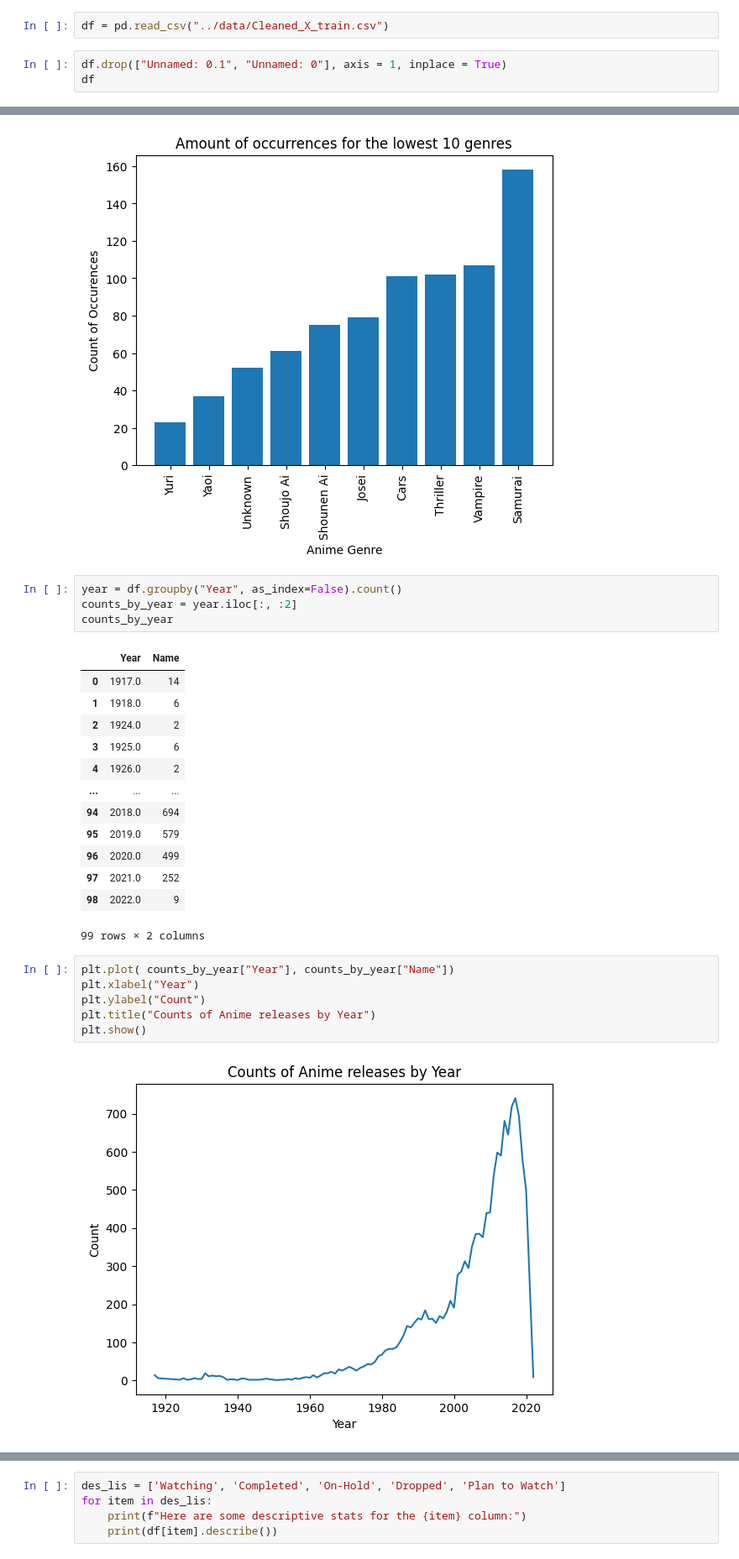
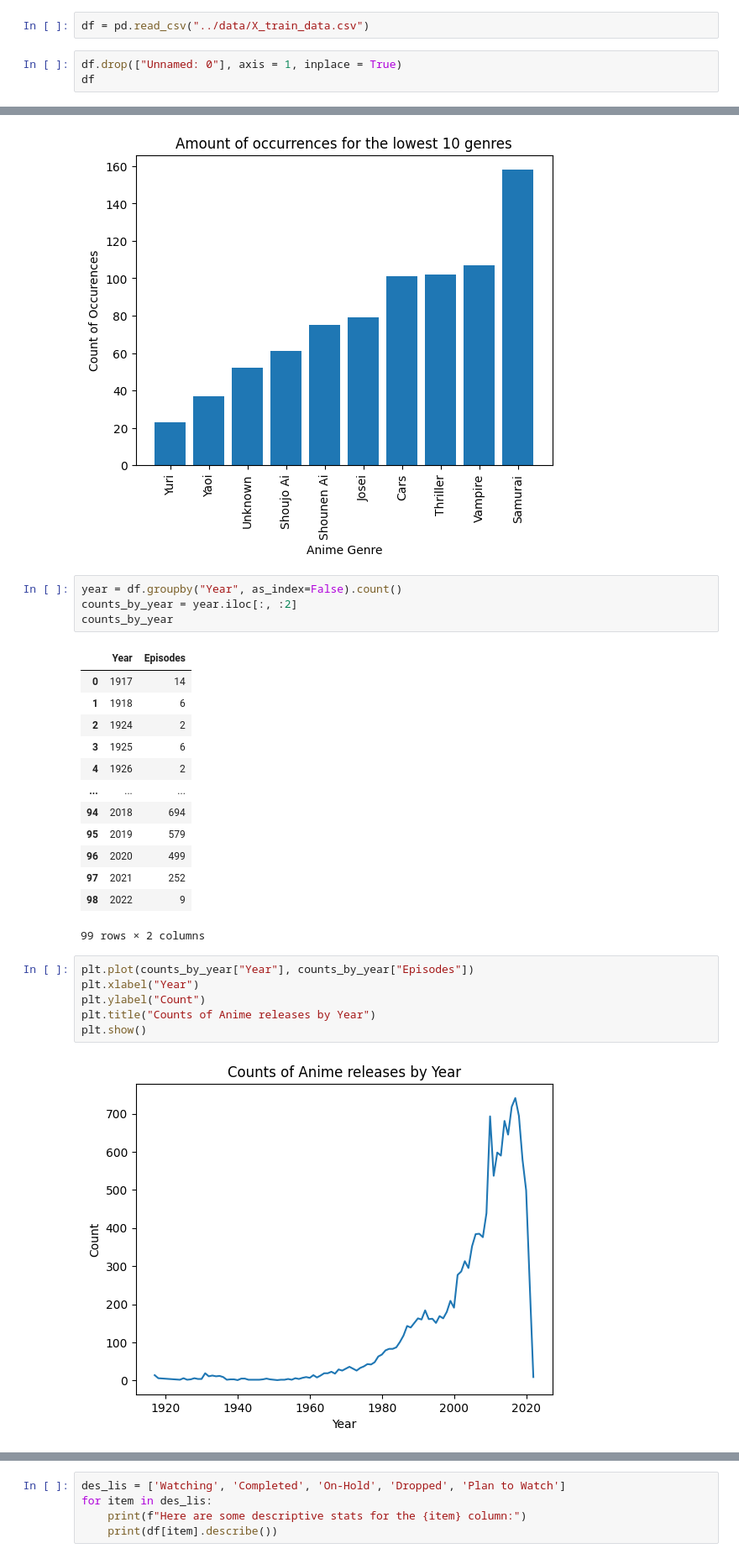
Before and after one commit to RyanErm/ML4021_FinalProject, a Jupyter notebook: notebooks/eda.ipynb, the cells around one changed output, grey strips where cells are left out. Shown at 84% size. Saved outputs shown, nothing was run; the diff lists cells and outputs as text.

Commit message:
cleaned

```diff
--- a/notebooks/eda.ipynb
+++ b/notebooks/eda.ipynb
@@ -12,8 +12,8 @@ import pandas as pd
 import matplotlib.pyplot as plt
 import numpy as np
 # %%
-df = pd.read_csv("../data/Cleaned_X_train.csv")
+df = pd.read_csv("../data/X_train_data.csv")
 # %%
-df.drop(["Unnamed: 0.1", "Unnamed: 0"], axis = 1, inplace = True)
+df.drop(["Unnamed: 0"], axis = 1, inplace = True)
 df
 # %% [output]
@@ -68,26 +96,26 @@ year = df.groupby("Year", as_index=False).count()
 counts_by_year = year.iloc[:, :2]
 counts_by_year
 # %% [output]
-|  | Year | Name |
-| 0 | 1917.0 | 14 |
-| 1 | 1918.0 | 6 |
-| 2 | 1924.0 | 2 |
-| 3 | 1925.0 | 6 |
-| 4 | 1926.0 | 2 |
+|  | Year | Episodes |
+| 0 | 1917 | 14 |
+| 1 | 1918 | 6 |
+| 2 | 1924 | 2 |
+| 3 | 1925 | 6 |
+| 4 | 1926 | 2 |
 | ... | ... | ... |
-| 94 | 2018.0 | 694 |
-| 95 | 2019.0 | 579 |
-| 96 | 2020.0 | 499 |
-| 97 | 2021.0 | 252 |
-| 98 | 2022.0 | 9 |
+| 94 | 2018 | 694 |
+| 95 | 2019 | 579 |
+| 96 | 2020 | 499 |
+| 97 | 2021 | 252 |
+| 98 | 2022 | 9 |
 99 rows × 2 columns
 # %%
-plt.plot( counts_by_year["Year"], counts_by_year["Name"])
+plt.plot(counts_by_year["Year"], counts_by_year["Episodes"])
 plt.xlabel("Year")
 plt.ylabel("Count")
 plt.title("Counts of Anime releases by Year")
 plt.show()
 # %% [output]
-[figure, old version]
+[figure, new version]
 # %%
 #get descriptive stats for Watching, Completed, On-hold, Dropped, plan to watch
```
Also changed, not shown: parts of 8 cells of this notebook, 3 other files.
